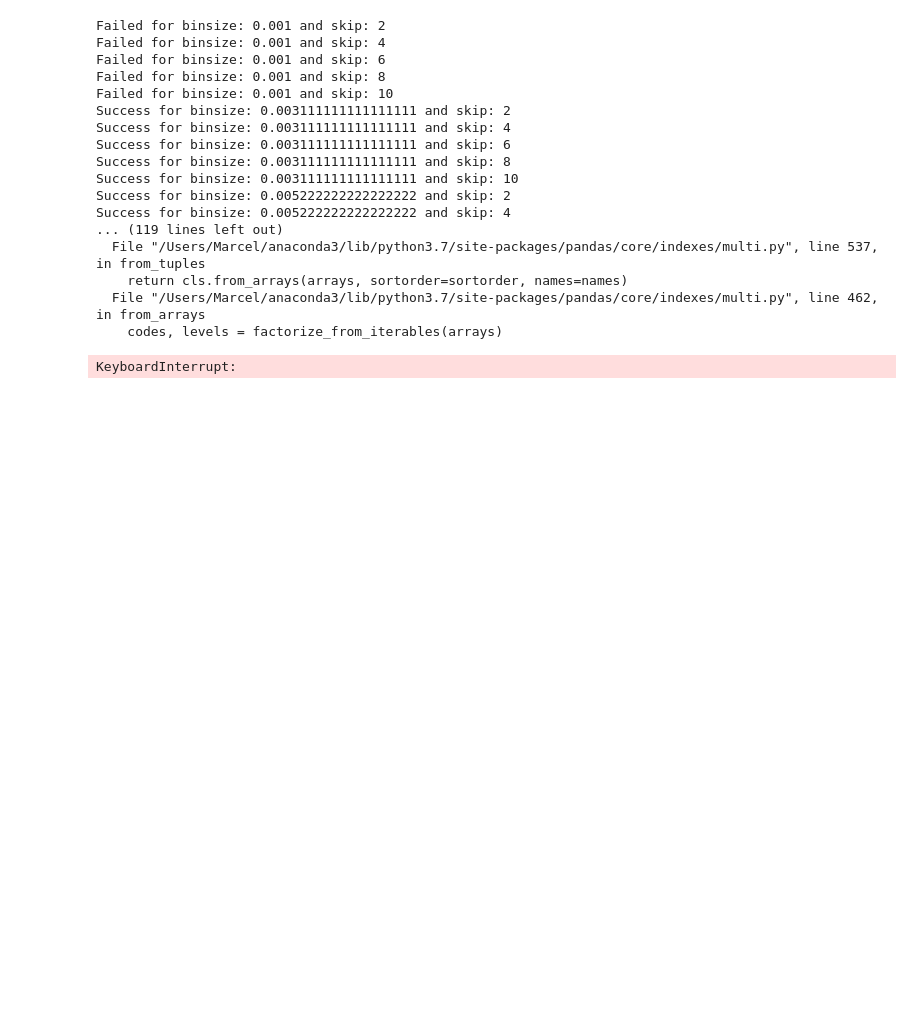
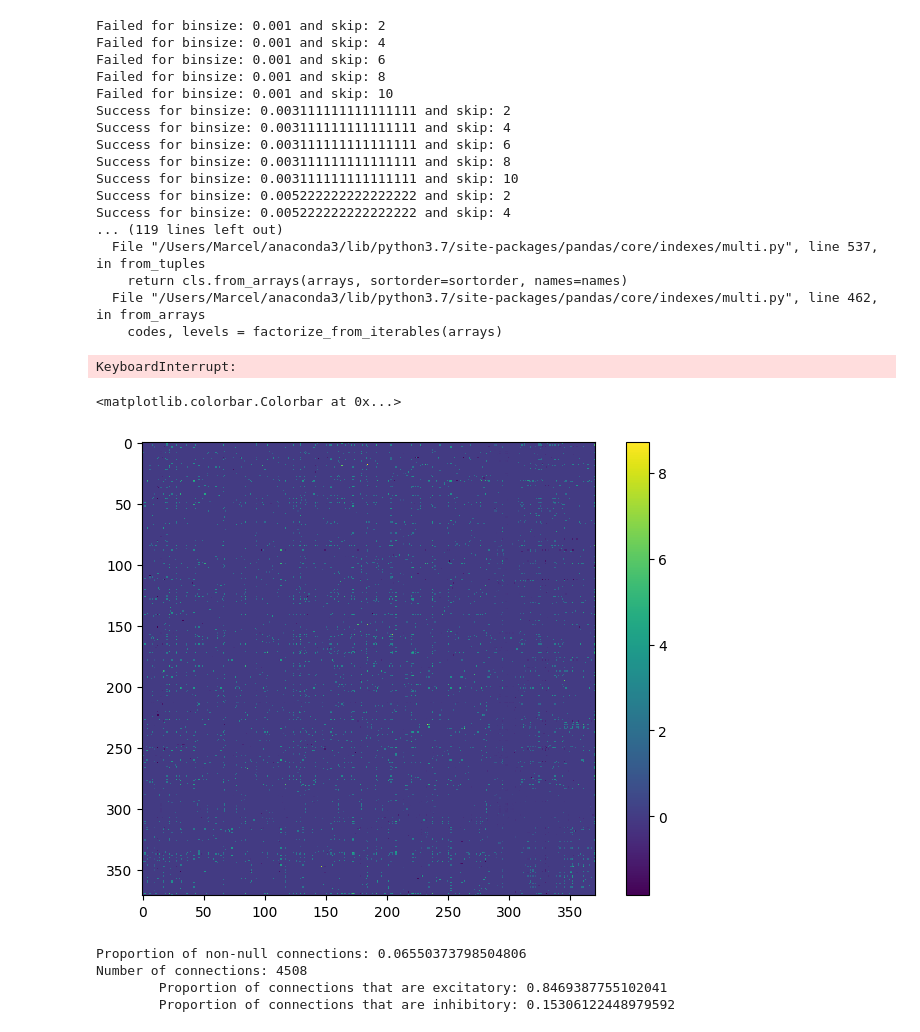
Before and after one commit to mmasque/temporal_emergence, a Jupyter notebook: temporal_emergence_analysis.ipynb, the cells around one changed output. Saved outputs shown, nothing was run; the diff lists cells and outputs as text; code cells hidden in the pictures; blank space fills up the shorter version.

Commit message:
Restructured repository, ran GLMCC on probe 1

```diff
--- a/temporal_emergence_analysis.ipynb
+++ b/temporal_emergence_analysis.ipynb
@@ -276,3 +258,39 @@ Success for binsize: 0.005222222222222222 and skip: 4
   File "/Users/Marcel/anaconda3/lib/python3.7/site-packages/pandas/core/indexes/multi.py", line 462, in from_arrays
     codes, levels = factorize_from_iterables(arrays)
 KeyboardInterrupt:
+# %%
+# Load connection matrix of 371 neurons from probe 1, cori recording 1.
+# Computed using default parameter settings for GLMCC
+import numpy as np
+import matplotlib.pyplot as plt
+from matplotlib.pyplot import figure
+
+figure(figsize=(8, 6), dpi=100)
+
+probe1_371 = np.loadtxt("W_py_5400.csv", delimiter=",")
+plt.imshow(probe1_371)
+plt.colorbar()
+# %% [output]
+<matplotlib.colorbar.Colorbar at 0x...>
+[figure, added]
+# %%
+# get tuples of connected neurons
+ai,bi = np.where(abs(probe1_371) != 0)
+index_pairs = list(zip(ai,bi))
+
+a,b = np.where((probe1_371) > 0)
+index_pairs_excitatory = list(zip(a,b))
+
+a,b = np.where((probe1_371) < 0)
+index_pairs_inhibitory = list(zip(a,b))
+
+
+print("Proportion of non-null connections: " + str(len(index_pairs) / 371**2 * 2))
+print("Number of connections: " + str(len(index_pairs)))
+print("\tProportion of connections that are excitatory: " + str(len(index_pairs_excitatory)/len(index_pairs)))
+print("\tProportion of connections that are inhibitory: " + str(len(index_pairs_inhibitory)/len(index_pairs)))
+# %% [output]
+Proportion of non-null connections: 0.06550373798504806
+Number of connections: 4508
+        Proportion of connections that are excitatory: 0.8469387755102041
+        Proportion of connections that are inhibitory: 0.15306122448979592
```
Also changed, not shown: parts of 12 cells of this notebook, 12 other files.
